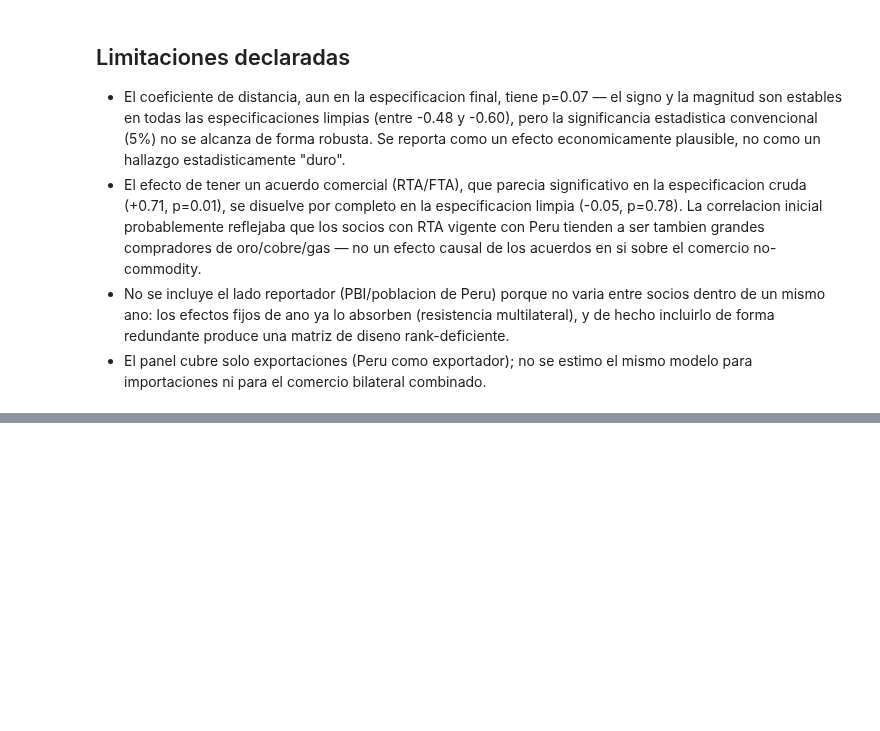
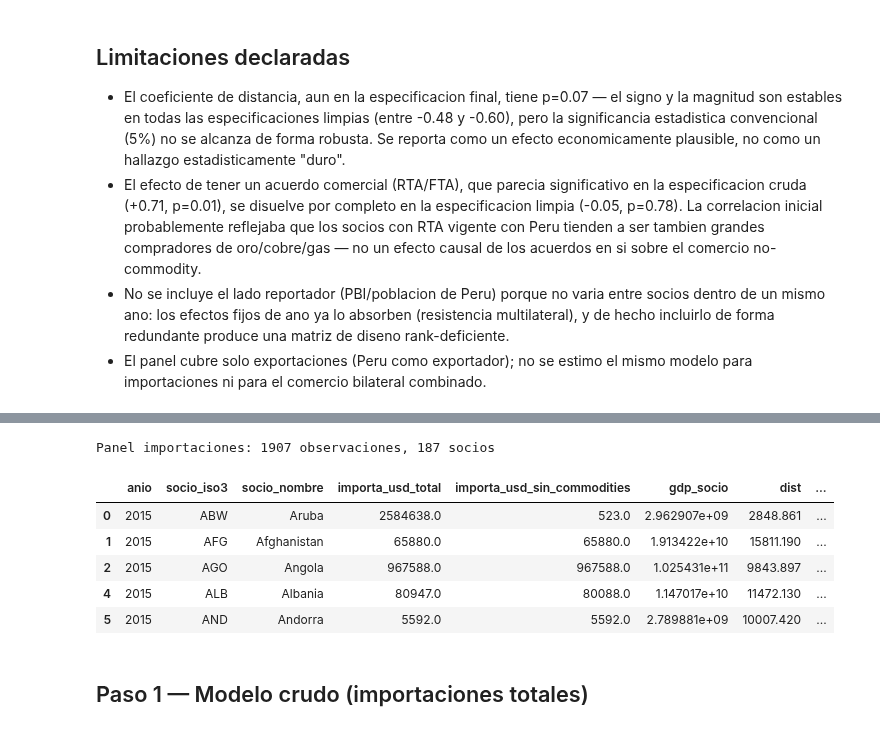
Before and after one commit to Treevu-ai/appsperu, a Jupyter notebook: investigaciones/gravedad-comercio-bilateral-peru/notebook/gravedad_comercio_peru.ipynb, the cells around one changed output, grey strips where cells are left out. Cells and saved outputs as stored; diff of their text form; code cells hidden in the pictures; blank space fills up the shorter version.

```diff
--- a/investigaciones/gravedad-comercio-bilateral-peru/notebook/gravedad_comercio_peru.ipynb
+++ b/investigaciones/gravedad-comercio-bilateral-peru/notebook/gravedad_comercio_peru.ipynb
@@ -330,0 +339,23 @@ trayectoria
+# %%
+RAW_IMPORTA = RAIZ / "data" / "raw" / "panel_bilateral_peru_importaciones_2015_2024.json"
+
+with open(RAW_IMPORTA, "r", encoding="utf-8") as f:
+    data_imp = json.load(f)
+dfi = pd.DataFrame(data_imp)
+dfi = dfi.dropna(subset=["gdp_socio", "dist"]).copy()
+dfi["log_gdp_socio"] = np.log(dfi["gdp_socio"])
+dfi["log_dist"] = np.log(dfi["dist"])
+dfi["anio_f"] = dfi["anio"].astype(str)
+
+print(f"Panel importaciones: {len(dfi)} observaciones, {dfi['socio_iso3'].nunique()} socios")
+dfi.head()
+# %% [output]
+Panel importaciones: 1907 observaciones, 187 socios
+|  | anio | socio_iso3 | socio_nombre | importa_usd_total | importa_usd_sin_commodities | gdp_socio | dist | ... |
+| 0 | 2015 | ABW | Aruba | 2584638.0 | 523.0 | 2.962907e+09 | 2848.861 | ... |
+| 1 | 2015 | AFG | Afghanistan | 65880.0 | 65880.0 | 1.913422e+10 | 15811.190 | ... |
+| 2 | 2015 | AGO | Angola | 967588.0 | 967588.0 | 1.025431e+11 | 9843.897 | ... |
+| 4 | 2015 | ALB | Albania | 80947.0 | 80088.0 | 1.147017e+10 | 11472.130 | ... |
+| 5 | 2015 | AND | Andorra | 5592.0 | 5592.0 | 2.789881e+09 | 10007.420 | ... |
+# %% [markdown]
+## Paso 1 — Modelo crudo (importaciones totales)
```
Also changed, not shown: parts of 18 cells of this notebook, 11 other files.
